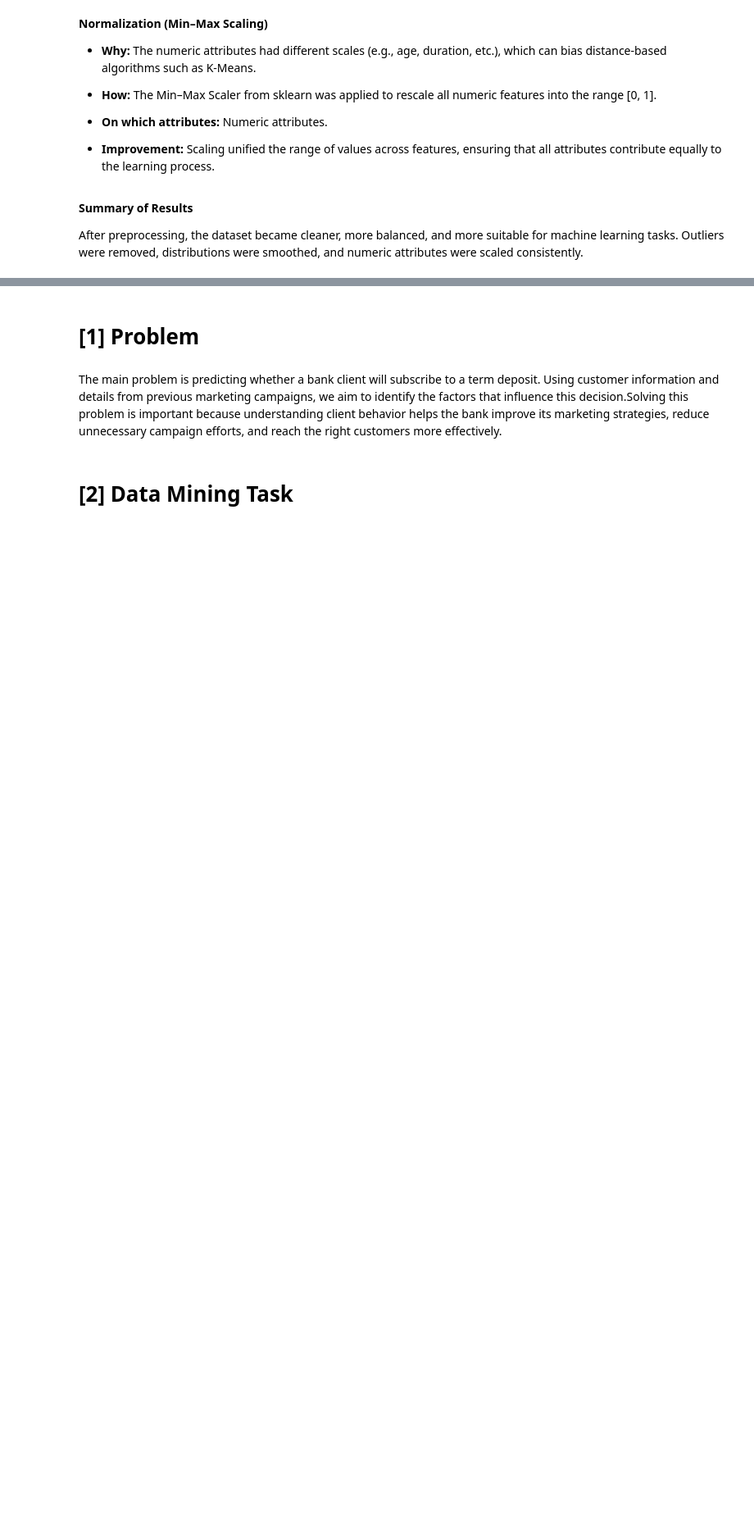
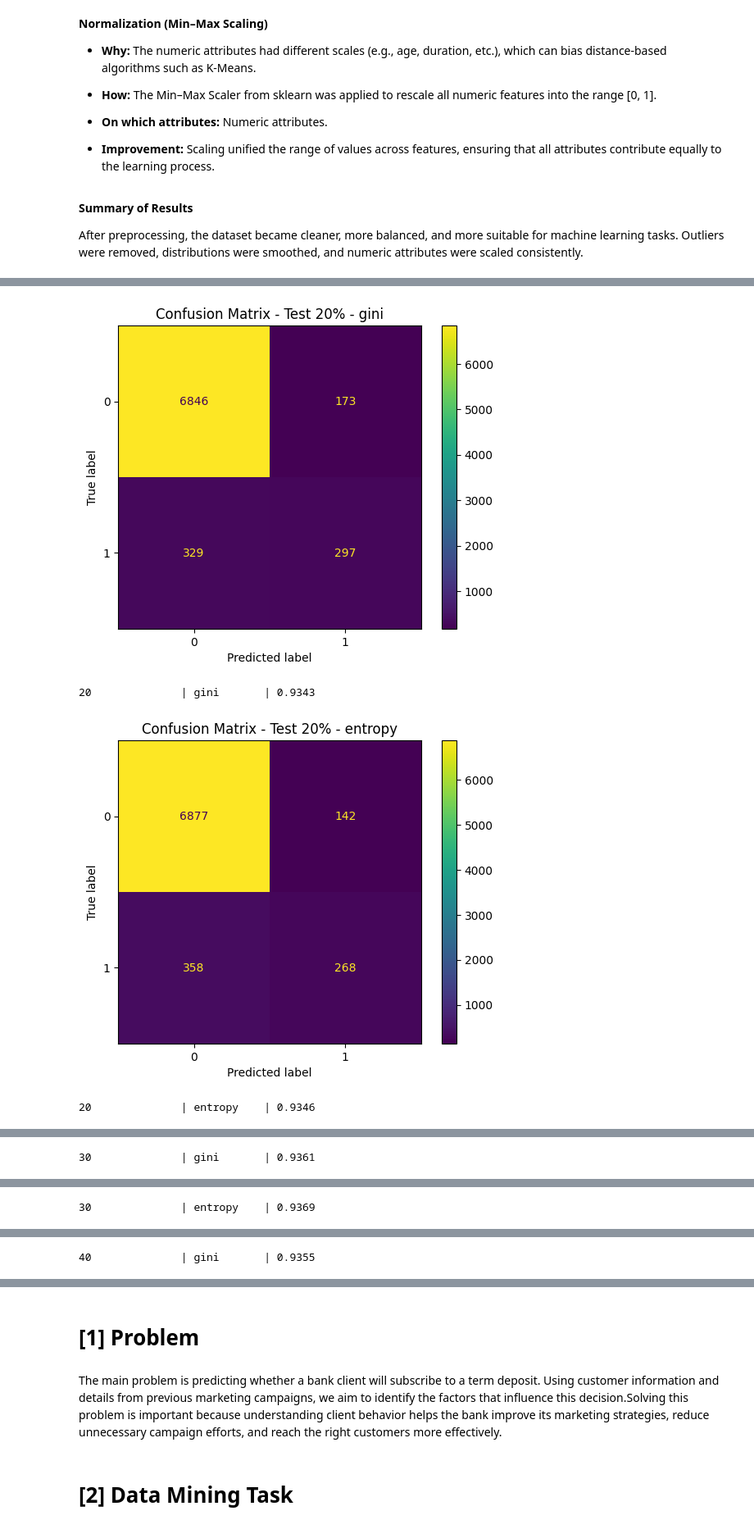
Before and after one commit to Renad110/IT326, a Jupyter notebook: Reports/Phase3.ipynb, the cells around one changed output, grey strips where cells are left out. Shown at 82% size. Cells and saved outputs as stored; diff of their text form; code cells hidden in the pictures; blank space fills up the shorter version.

```diff
--- a/Reports/Phase3.ipynb
+++ b/Reports/Phase3.ipynb
@@ -338,0 +348,19 @@ df.to_csv('Preprocessed_dataset.csv', index=False)
+# %%
+data = pd.read_csv('Preprocessed_dataset.csv')
+df_encoded = data.copy()
+le = LabelEncoder()
+
+for col in df_encoded.select_dtypes(include='object').columns:
+    df_encoded[col] = le.fit_transform(df_encoded[col])
+
+X = df_encoded.drop('y', axis=1)
+y = df_encoded['y']
+# %%
+test_sizes = [0.2, 0.3, 0.4]
+criteria = ["gini", "entropy"]
+
+results_list = []
+
+print("=" * 75)
+print(f"{'Test Split %':<15} | {'Criterion':<10} | {'Accuracy':<10} | {'F1-Score (Yes)':<15}")
+print("=" * 75)
@@ -338,0 +371,34 @@ df.to_csv('Preprocessed_dataset.csv', index=False)
+# %%
+for t_size in test_sizes:
+    X_train, X_test, y_train, y_test = train_test_split(X, y, test_size=t_size, random_state=42)
+
+    for crit in criteria:
+        clf = DecisionTreeClassifier(criterion=crit, max_depth=4, random_state=42)
+
+        clf.fit(X_train, y_train)
+
+        y_pred = clf.predict(X_test)
+
+        acc = accuracy_score(y_test, y_pred)
+
+        cm = confusion_matrix(y_test, y_pred)
+        disp = ConfusionMatrixDisplay(confusion_matrix=cm)
+        disp.plot()
+        plt.title(f"Confusion Matrix - Test {int(t_size*100)}% - {crit}")
+        plt.show()
+
+        results_list.append({
+            "Test Size": f"{t_size*100}%",
+            "Criterion": crit,
+            "Accuracy": acc,
+            "Model": clf
+        })
+
+        print(f"{t_size*100:<15.0f} | {crit:<10} | {acc:.4f}")
+
+print("=" * 75)
+# %% [output]
+[figure, added]
+20              | gini       | 0.9343
+[figure, added]
+20              | entropy    | 0.9346
@@ -338,0 +406 @@ df.to_csv('Preprocessed_dataset.csv', index=False)
+30              | gini       | 0.9361
@@ -338,0 +408 @@ df.to_csv('Preprocessed_dataset.csv', index=False)
+30              | entropy    | 0.9369
@@ -338,0 +410 @@ df.to_csv('Preprocessed_dataset.csv', index=False)
+40              | gini       | 0.9355
```
Also changed, not shown: parts of 5 cells of this notebook.
